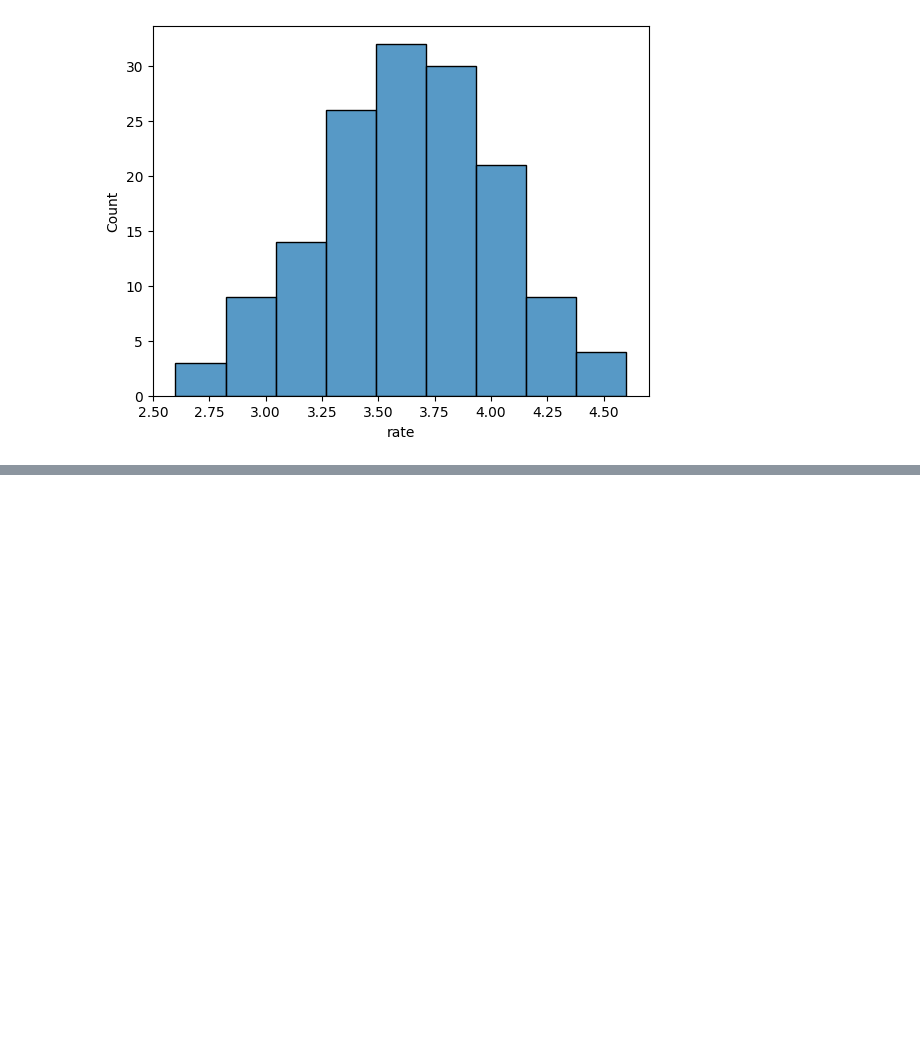
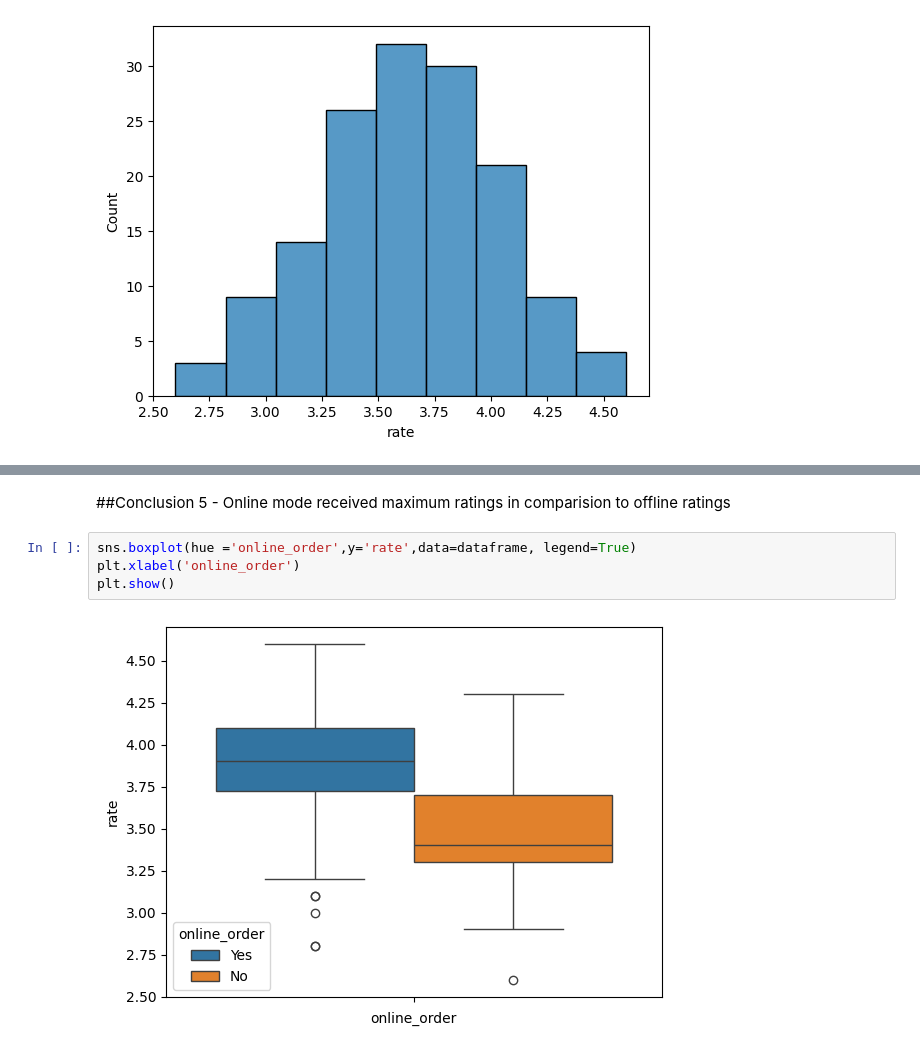
Before and after one commit to pavansde/DataAnalysis, a Jupyter notebook: Zomato_Prediction.ipynb, the cells around one changed output, grey strips where cells are left out. Drawn from its saved outputs; the diff is of its cells as text; blank space fills up the shorter version.

```diff
--- a/Zomato_Prediction.ipynb
+++ b/Zomato_Prediction.ipynb
@@ -120,0 +154,8 @@ plt.show()
+# %% [markdown]
+##Conclusion 5 - Online mode received maximum ratings in comparision to offline ratings
+# %%
+sns.boxplot(hue ='online_order',y='rate',data=dataframe, legend=True)
+plt.xlabel('online_order')
+plt.show()
+# %% [output]
+[figure, added]
```
Also changed, not shown: parts of 11 cells of this notebook.
